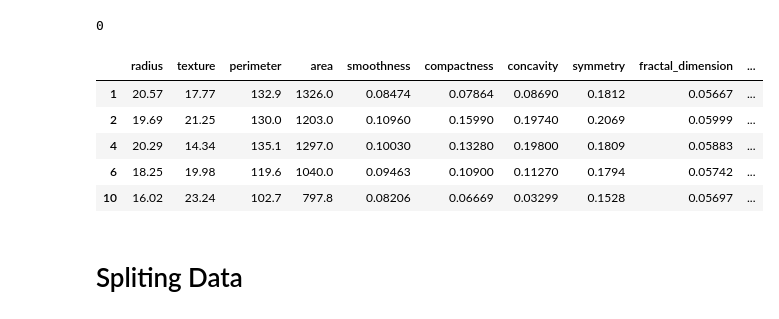
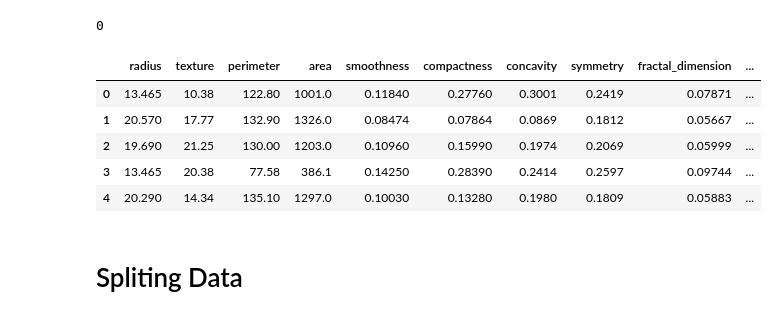
Before and after one commit to Ch-Chand/Data-Science-Projects, a Jupyter notebook: BreastCancer Prediction using KNN/Breast_Cancer Prediction using KNN.ipynb, the cells around one changed output. Cells and saved outputs as stored; diff of their text form; code cells hidden in the pictures.

```diff
--- a/BreastCancer Prediction using KNN/Breast_Cancer Prediction using KNN.ipynb
+++ b/BreastCancer Prediction using KNN/Breast_Cancer Prediction using KNN.ipynb
@@ -65,15 +70,15 @@ dataset.isnull().sum().sum()
 0
 # %%
 # Dropping NAN rows
-dataset2 = dataset1.dropna()
+dataset2 = dataset.dropna()
 dataset2.head()
 # %% [output]
 |  | radius | texture | perimeter | area | smoothness | compactness | concavity | symmetry | fractal_dimension | ... |
-| 1 | 20.57 | 17.77 | 132.9 | 1326.0 | 0.08474 | 0.07864 | 0.08690 | 0.1812 | 0.05667 | ... |
-| 2 | 19.69 | 21.25 | 130.0 | 1203.0 | 0.10960 | 0.15990 | 0.19740 | 0.2069 | 0.05999 | ... |
-| 4 | 20.29 | 14.34 | 135.1 | 1297.0 | 0.10030 | 0.13280 | 0.19800 | 0.1809 | 0.05883 | ... |
-| 6 | 18.25 | 19.98 | 119.6 | 1040.0 | 0.09463 | 0.10900 | 0.11270 | 0.1794 | 0.05742 | ... |
-| 10 | 16.02 | 23.24 | 102.7 | 797.8 | 0.08206 | 0.06669 | 0.03299 | 0.1528 | 0.05697 | ... |
+| 0 | 13.465 | 10.38 | 122.80 | 1001.0 | 0.11840 | 0.27760 | 0.3001 | 0.2419 | 0.07871 | ... |
+| 1 | 20.570 | 17.77 | 132.90 | 1326.0 | 0.08474 | 0.07864 | 0.0869 | 0.1812 | 0.05667 | ... |
+| 2 | 19.690 | 21.25 | 130.00 | 1203.0 | 0.10960 | 0.15990 | 0.1974 | 0.2069 | 0.05999 | ... |
+| 3 | 13.465 | 20.38 | 77.58 | 386.1 | 0.14250 | 0.28390 | 0.2414 | 0.2597 | 0.09744 | ... |
+| 4 | 20.290 | 14.34 | 135.10 | 1297.0 | 0.10030 | 0.13280 | 0.1980 | 0.1809 | 0.05883 | ... |
 # %%
 # Separating dependent and Independent variables
 x = dataset.drop('diagnosis', axis=1)
```
Also changed, not shown: parts of 19 cells of this notebook.
